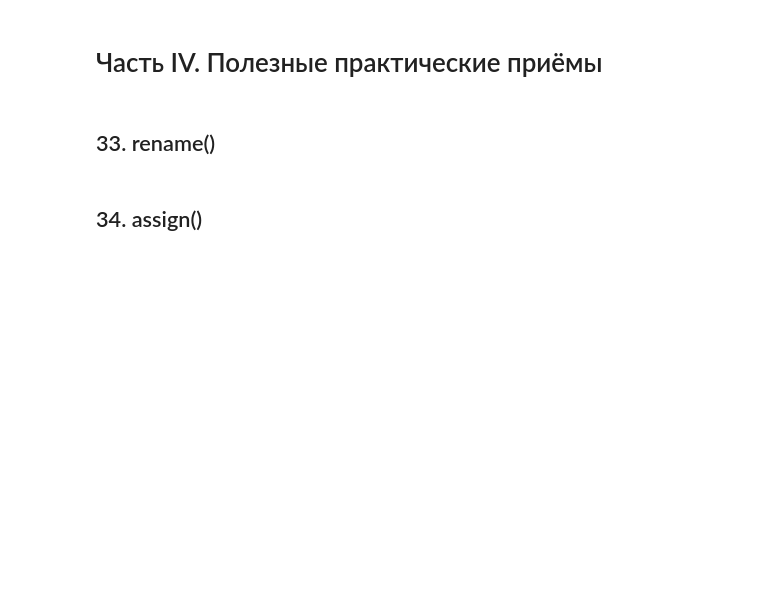
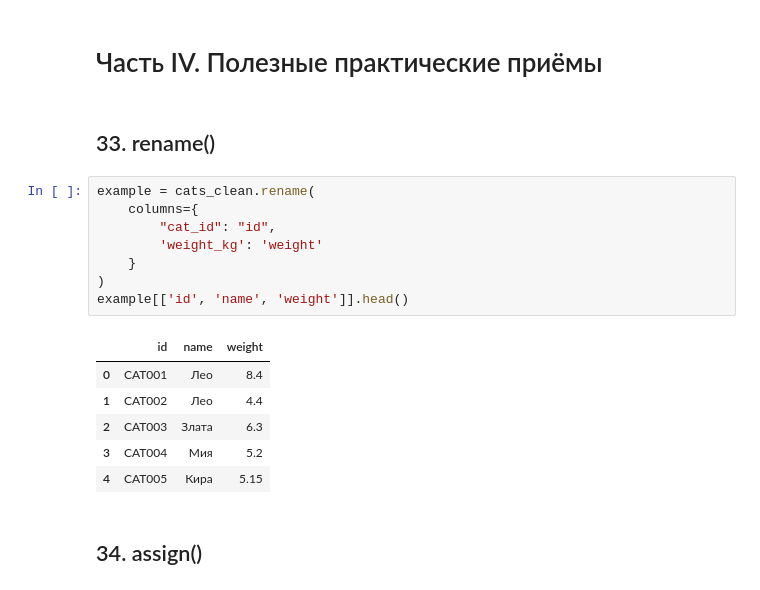
Before and after one commit to golubnichiy/bigdata_26_09, a Jupyter notebook: pandas_1_base.ipynb, the cells around one changed output. Cells and saved outputs as stored; diff of their text form; blank space fills up the shorter version.

```diff
--- a/pandas_1_base.ipynb
+++ b/pandas_1_base.ipynb
@@ -1148,5 +1148,20 @@ monthly_visits
 # Часть IV. Полезные практические приёмы
 # %% [markdown]
 ## 33. rename()
+# %%
+example = cats_clean.rename(
+    columns={
+        "cat_id": "id",
+        'weight_kg': 'weight'
+    }
+)
+example[['id', 'name', 'weight']].head()
+# %% [output]
+|  | id | name | weight |
+| 0 | CAT001 | Лео | 8.4 |
+| 1 | CAT002 | Лео | 4.4 |
+| 2 | CAT003 | Злата | 6.3 |
+| 3 | CAT004 | Мия | 5.2 |
+| 4 | CAT005 | Кира | 5.15 |
 # %% [markdown]
 ## 34. assign()
```
Also changed, not shown: parts of 9 cells of this notebook, 2 other files.
